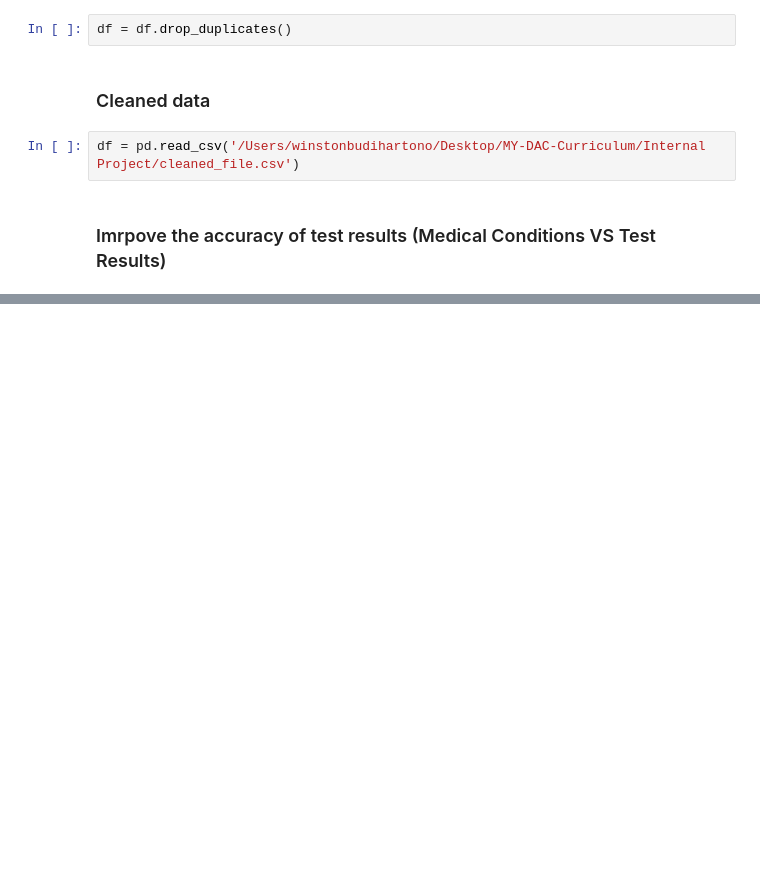
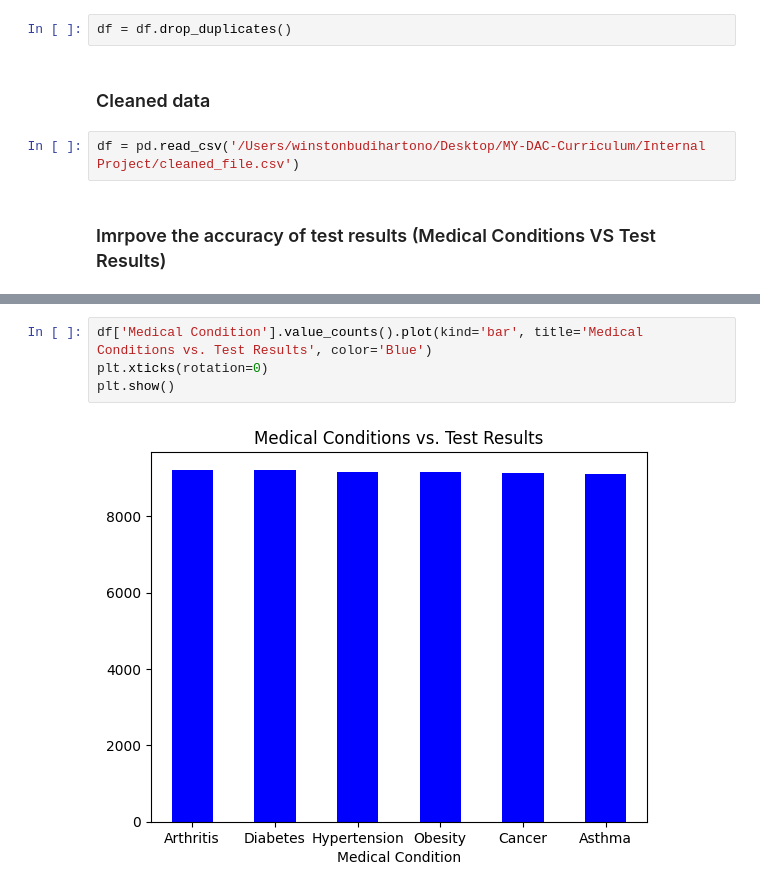
Before and after one commit to WinstonBudi/MY-DAC-Curriculum, a Jupyter notebook: Internal Project/Project.ipynb, the cells around one changed output, grey strips where cells are left out. Cells and saved outputs as stored; diff of their text form; blank space fills up the shorter version.

```diff
--- a/Internal Project/Project.ipynb
+++ b/Internal Project/Project.ipynb
@@ -133,0 +141,6 @@ df = pd.read_csv('/Users/winstonbudihartono/Desktop/MY-DAC-Curriculum/Internal P
+# %%
+df['Medical Condition'].value_counts().plot(kind='bar', title='Medical Conditions vs. Test Results', color='Blue')
+plt.xticks(rotation=0)
+plt.show()
+# %% [output]
+[figure, added]
```
Also changed, not shown: parts of 2 cells of this notebook, 1 other file.
